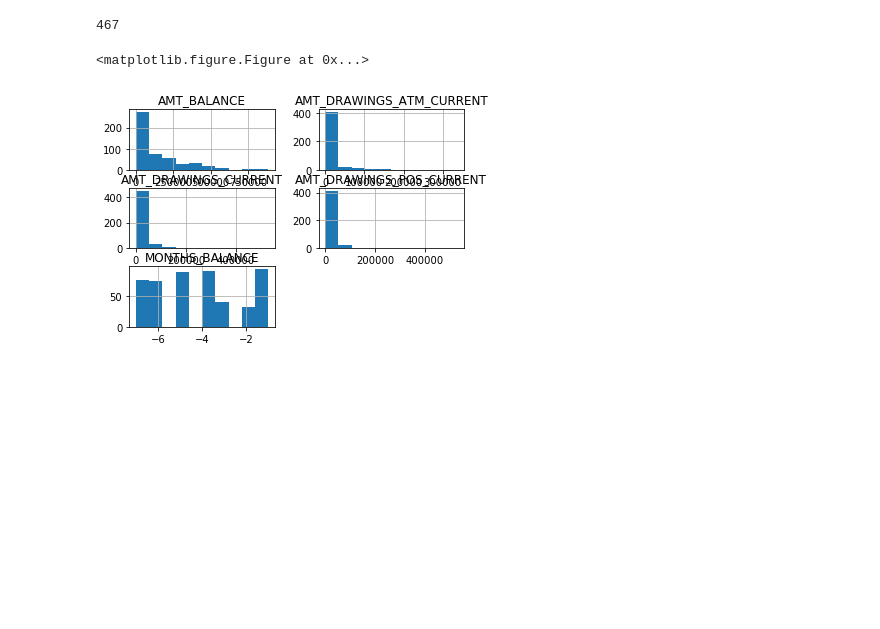
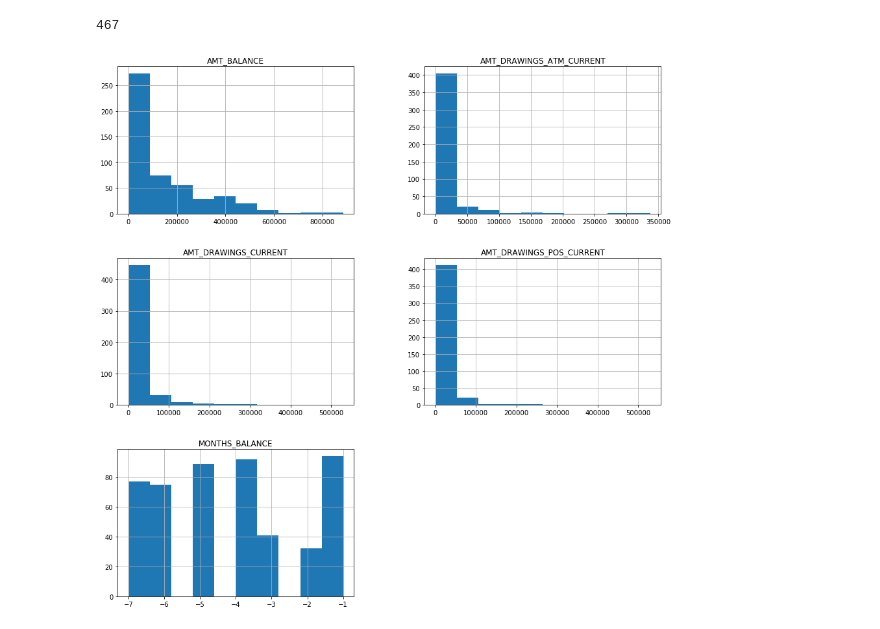
Before and after one commit to nahidnstu12/python-playground, a Jupyter notebook: Pandas/Credit_card.ipynb, the cells around one changed output. Saved outputs shown, nothing was run; the diff lists cells and outputs as text; code cells hidden in the pictures; blank space fills up the shorter version.

```diff
--- a/Pandas/Credit_card.ipynb
+++ b/Pandas/Credit_card.ipynb
@@ -77,14 +79,13 @@ len(netDef[netDef.NAME_CONTRACT_STATUS == 'Active']) #467
 # %%
 import matplotlib.pyplot as plt
 # fig,axs = plt.subplot(2,2,figsize=(5,5))
 # axs[0,0].hist(netDef[0])
 # axs[0,1].hist(netDef[0])
 # axs[1,0].hist(netDef[0])
 # axs[1,1].hist(netDef[0])
-netDef.hist()
+netDef.hist(figsize=(15,15))
 plt.show()
 # %% [output]
-<matplotlib.figure.Figure at 0x...>
-[figure, old version]
+[figure, new version]
 # %%
 from pandas.plotting import scatter_matrix
```
Also changed, not shown: parts of 3 cells of this notebook, 5 other files.
